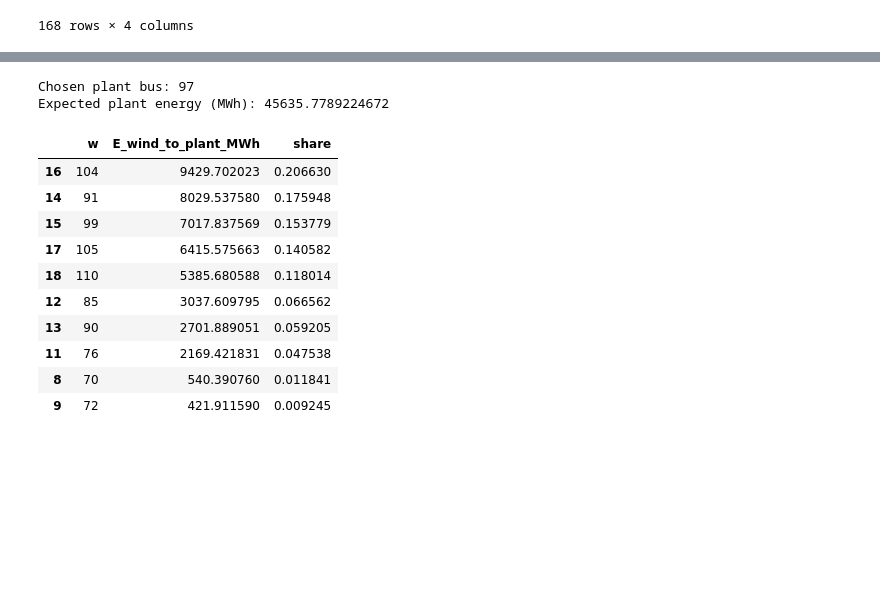
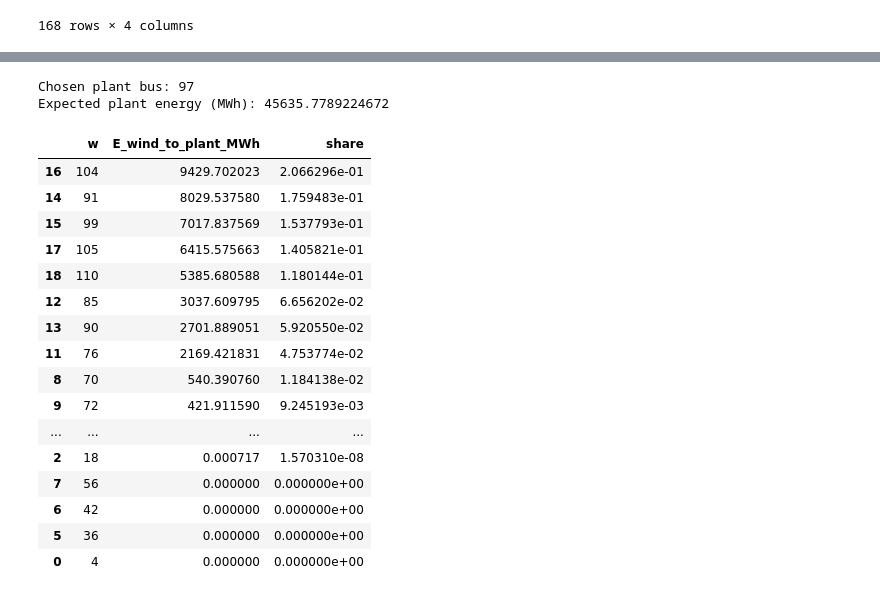
Before and after one commit to LuisOroya/IJHE-WC, a Jupyter notebook: graphics.ipynb, the cells around one changed output, grey strips where cells are left out. Saved outputs shown, nothing was run; the diff lists cells and outputs as text; code cells hidden in the pictures; blank space fills up the shorter version.

```diff
--- a/graphics.ipynb
+++ b/graphics.ipynb
@@ -490,41 +490,47 @@ for (h, s), dps in plant_chosen.groupby(["h", "s"]):
     for _ in range(max_iter):
         X_new = A @ X + B
         if np.max(np.abs(X_new - X)) < tol:
             X = X_new
             break
         X = X_new
 
     # Wind shares at plant bus times plant load (MW)
     k_idx = bus_to_idx[plant_bus]
     mw_from_w = X[k_idx, :] * p_plant
 
     # Accumulate expected energy (MWh)
     E_w += prob * delta_h * mw_from_w
     E_plant += prob * delta_h * p_plant
 
 contrib = pd.DataFrame({
     "w": wind_units,
     "E_wind_to_plant_MWh": E_w
 })
 contrib["share"] = contrib["E_wind_to_plant_MWh"] / E_plant if E_plant > 0 else 0.0
 contrib = contrib.sort_values("share", ascending=False)
 
 print("Chosen plant bus:", plant_bus)
 print("Expected plant energy (MWh):", E_plant)
-display(contrib.head(10))
+display(contrib)
 
 contrib.to_csv("wind_unit_contribution_to_plant.csv", index=False)
 # %% [output]
 Chosen plant bus: 97
 Expected plant energy (MWh): 45635.7789224672
 |  | w | E_wind_to_plant_MWh | share |
-| 16 | 104 | 9429.702023 | 0.206630 |
-| 14 | 91 | 8029.537580 | 0.175948 |
-| 15 | 99 | 7017.837569 | 0.153779 |
-| 17 | 105 | 6415.575663 | 0.140582 |
-| 18 | 110 | 5385.680588 | 0.118014 |
-| 12 | 85 | 3037.609795 | 0.066562 |
-| 13 | 90 | 2701.889051 | 0.059205 |
-| 11 | 76 | 2169.421831 | 0.047538 |
-| 8 | 70 | 540.390760 | 0.011841 |
-| 9 | 72 | 421.911590 | 0.009245 |
+| 16 | 104 | 9429.702023 | 2.066296e-01 |
+| 14 | 91 | 8029.537580 | 1.759483e-01 |
+| 15 | 99 | 7017.837569 | 1.537793e-01 |
+| 17 | 105 | 6415.575663 | 1.405821e-01 |
+| 18 | 110 | 5385.680588 | 1.180144e-01 |
+| 12 | 85 | 3037.609795 | 6.656202e-02 |
+| 13 | 90 | 2701.889051 | 5.920550e-02 |
+| 11 | 76 | 2169.421831 | 4.753774e-02 |
+| 8 | 70 | 540.390760 | 1.184138e-02 |
+| 9 | 72 | 421.911590 | 9.245193e-03 |
+| ... | ... | ... | ... |
+| 2 | 18 | 0.000717 | 1.570310e-08 |
+| 7 | 56 | 0.000000 | 0.000000e+00 |
+| 6 | 42 | 0.000000 | 0.000000e+00 |
+| 5 | 36 | 0.000000 | 0.000000e+00 |
+| 0 | 4 | 0.000000 | 0.000000e+00 |
```
Also changed, not shown: parts of 8 cells of this notebook, 8 other files.
